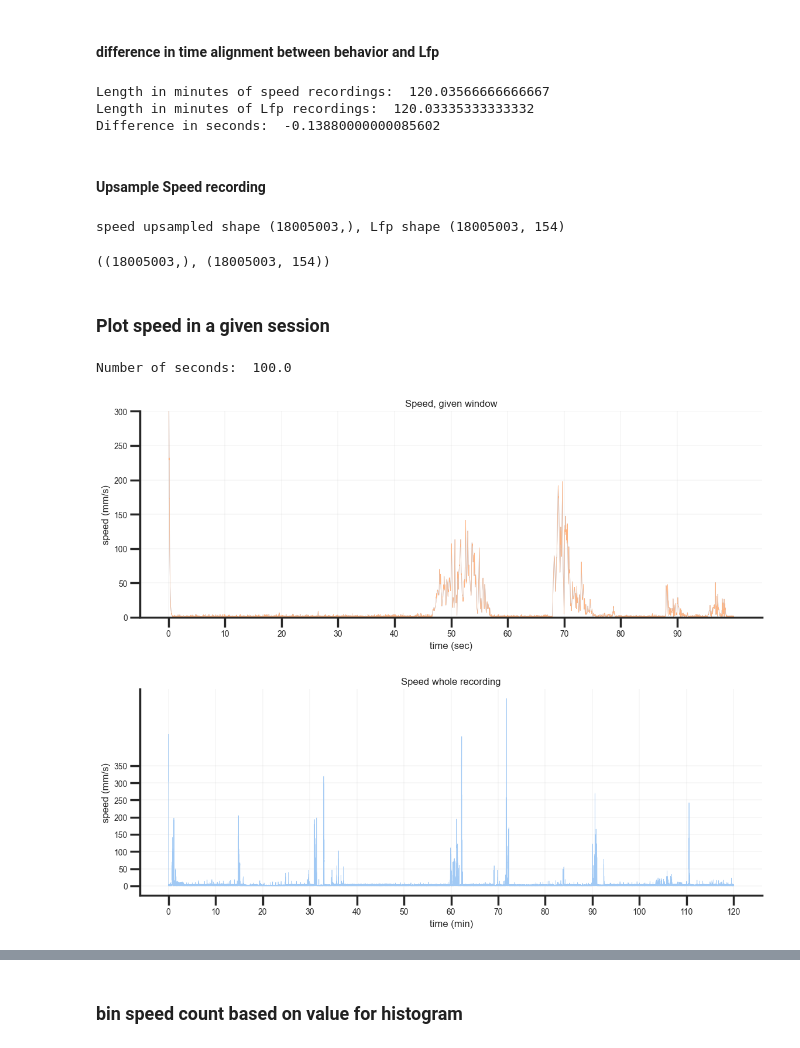
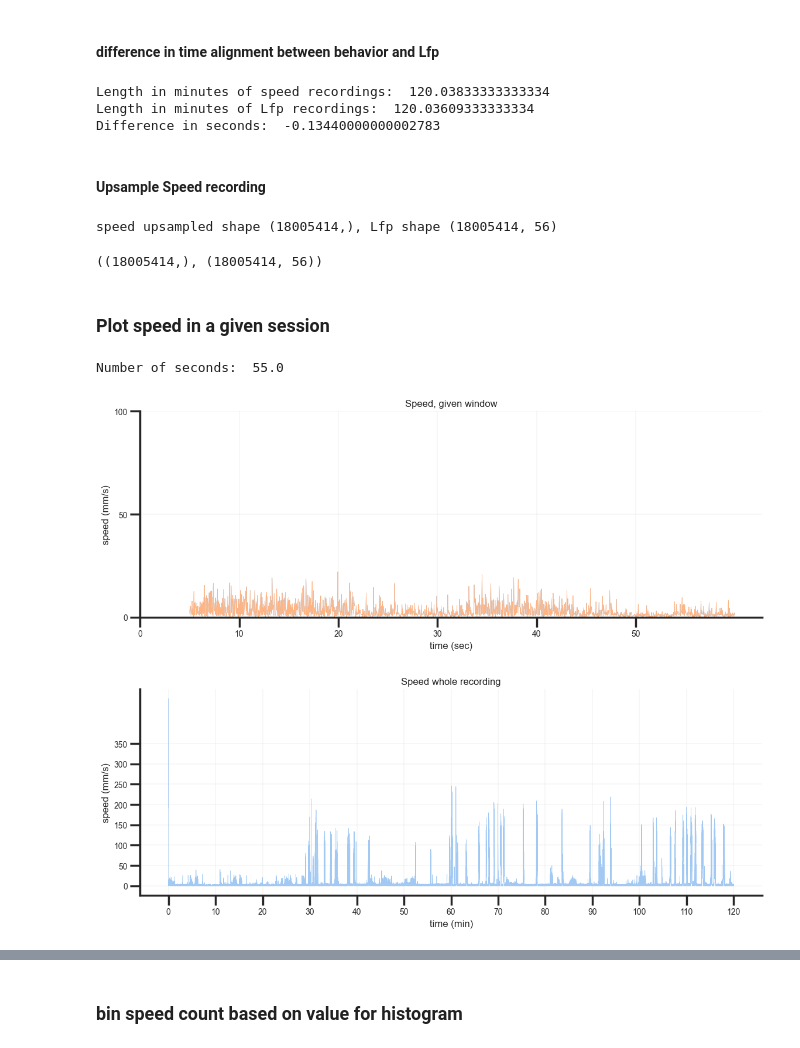
Before and after one commit to gdelfe/Ketamine_effects_on_the_brain, a Jupyter notebook: python/Neurotar_Ketamine_LFPs_analysis-v4.ipynb, the cells around one changed output, grey strips where cells are left out. Drawn from its saved outputs; the diff is of its cells as text; code cells hidden in the pictures.

```diff
--- a/python/Neurotar_Ketamine_LFPs_analysis-v4.ipynb
+++ b/python/Neurotar_Ketamine_LFPs_analysis-v4.ipynb
@@ -48,7 +48,7 @@ for ch, path in enumerate(PFC_file_list):
 # %% [markdown]
 #### Load LFP data for a specific session, fs = 2500 Hz
 # %%
-sess = 0 # session/day
+sess = 2 # session/day
 
 binFullPath = rec[sess]['HPC']
 # print(binFullPath)
@@ -82,7 +82,8 @@ Gain factors all the same for each Lfp channel: 9.375e-06 in Volts
 #### Read LFP start/end time, HPC channels - Choose whether loading HPC or PFC here
 # %%
 pd.set_option('display.max_colwidth',100)
-in_file = os.path.join(r'C:\Users\fentonlab\Desktop\Gino\LFPs\\', "lfp_aln_idx.csv")
+# in_file = os.path.join(r'C:\Users\fentonlab\Desktop\Gino\LFPs\\', "lfp_aln_idx.csv")
+in_file = os.path.join(r'C:\Users\fentonlab\Desktop\Gino\LFPs\CA1_DG_id', "recid_CA1_DG_id_modified.csv")
 Lfp_aln = pd.read_csv(in_file)
 # %%
 Lfp_aln.head()
@@ -96,7 +98,8 @@ Lfp_aln.head()
 # %% [markdown]
 #### Pull Lfp 'start' and 'end' for the specific recording
 # %%
-start = Lfp_aln["Lfp start"][sess] # starting of the trial in Lfp data points
-end = Lfp_aln["Lfp end"][sess] # end of trial
-# ch_start = Lfp_aln["HPC ch start"][sess]  # Hpc first channel
-# ch_end = Lfp_aln["HPC ch end"][sess]  # Hpc last channel
+start = int(Lfp_aln["Lfp start"][sess]) # starting of the trial in Lfp data points
+end = int(Lfp_aln["Lfp end"][sess]) # end of trial
+ch_start = int(Lfp_aln["theta_start"][sess])  # Hpc first channel
+ch_end = int(Lfp_aln["theta_end"][sess])  # Hpc last channel
+ch_start, ch_end, start, end
@@ -125,7 +124,7 @@ Lfp.shape
 # %% [markdown]
 ### Load Speed, x, and y
 # %%
-speed_path = r'C:\Users\fentonlab\Desktop\Gino\speed\\'
+speed_path = r'C:\Users\fentonlab\Desktop\Gino\behaviour\\'
 x = np.load(os.path.join(speed_path, "x_aln.npy"), allow_pickle=True)
 y = np.load(os.path.join(speed_path, "y_aln.npy"), allow_pickle=True)
 speed = np.load(os.path.join(speed_path, "speed_aln.npy"), allow_pickle=True)
@@ -136,9 +135,9 @@ print('Length in minutes of speed recordings: ',(speed[sess].size)/100/60)
 print('Length in minutes of Lfp recordings: ',(Lfp.shape[0])/2500/60)
 print('Difference in seconds: ',((Lfp.shape[0])/2500/60 - (speed[sess].size)/100/60)*60)
 # %% [output]
-Length in minutes of speed recordings:  120.03566666666667
-Length in minutes of Lfp recordings:  120.03335333333332
-Difference in seconds:  -0.13880000000085602
+Length in minutes of speed recordings:  120.03833333333334
+Length in minutes of Lfp recordings:  120.03609333333334
+Difference in seconds:  -0.13440000000002783
 # %% [markdown]
 #### Upsample Speed recording
 # %%
@@ -149,8 +148,8 @@ if (speed_up.size - Lfp.shape[0]) !=0:
     sys.exit("Speed upsampled size and Lfp size are not the same!")
 speed_up.shape, Lfp.shape
 # %% [output]
-speed upsampled shape (18005003,), Lfp shape (18005003, 154)
+speed upsampled shape (18005414,), Lfp shape (18005414, 56)
-((18005003,), (18005003, 154))
+((18005414,), (18005414, 56))
 # %% [markdown]
 ### Plot speed in a given session
 # %%
@@ -161,8 +160,8 @@ speed_T = np.linspace(0,speed[sess].size*SRdiff,speed[sess].size) # t axis for s
 speed_T_up = np.linspace(0,speed_up.size,speed_up.size) # t axis for speed
 
 X = 10 # interval for xticks
-s = 0*sampling # star
-e = 100*sampling # end
+s = 5*sampling # star
+e = 60*sampling # end
 
 print('Number of seconds: ',(e-s)/sampling)
 
@@ -171,38 +170,37 @@ plt.figure(figsize=(12,5))
 plt.plot(speed_T_up[s:e],speed_up[s:e],linewidth=0.5) # upsampled signal
 plt.plot(speed_T[int(s/SRdiff):int(e/SRdiff)],speed[sess][int(s/SRdiff):int(e/SRdiff)],linewidth=0.5) # original signal in line
 # plt.plot(speed_T[int(s/SRdiff):int(e/SRdiff)],speed[sess][int(s/SRdiff):int(e/SRdiff)],'.r',markersize=5,linestyle='none',linewidth=0.5) # original signal in dots
-
 plt.title('Speed, given window',fontsize=12)
 plt.xlabel('time (sec)',fontsize=12)
 plt.ylabel('speed (mm/s)',fontsize=12)
 
 xticks = np.arange(0,e-s, step=X*sampling)
 yticks = np.arange(0,400,50)
 plt.xticks(ticks=xticks, labels=[str(int(i/sampling)) for i in xticks],fontsize=10)
 plt.yticks(ticks=yticks,fontsize=10)
 plt.grid(True,linewidth=0.2)
-plt.ylim([0,300])
+plt.ylim([0,100])
 
 plt.tight_layout()
 plt.show()
 
 plt.figure(figsize=(12,5))
 plt.plot(speed_up[:],linewidth=0.5) # upsampled signal
 plt.title('Speed whole recording',fontsize=12)
 plt.xlabel('time (min)',fontsize=12)
 plt.ylabel('speed (mm/s)',fontsize=12)
 xticks = np.arange(0,speed_up.size, step=10*60*2500) # every 10 min
 plt.xticks(ticks=xticks, labels=[str(int(i/60/2500)) for i in xticks],fontsize=10)
 plt.yticks(ticks=yticks,fontsize=10)
 plt.grid(True,linewidth=0.2)
 # plt.ylim([0,100])
 
 plt.tight_layout()
 plt.show()
 # %% [output]
-Number of seconds:  100.0
+Number of seconds:  55.0
-[figure, old version]
+[figure, new version]
-[figure, old version]
+[figure, new version]
 # %%
 InteractiveShell.ast_node_interactivity = "last"
 plt.hist(speed[sess], bins=50, edgecolor = 'white', color= 'skyblue',density=True)
```
Also changed, not shown: parts of 26 cells of this notebook, 5 other files.
